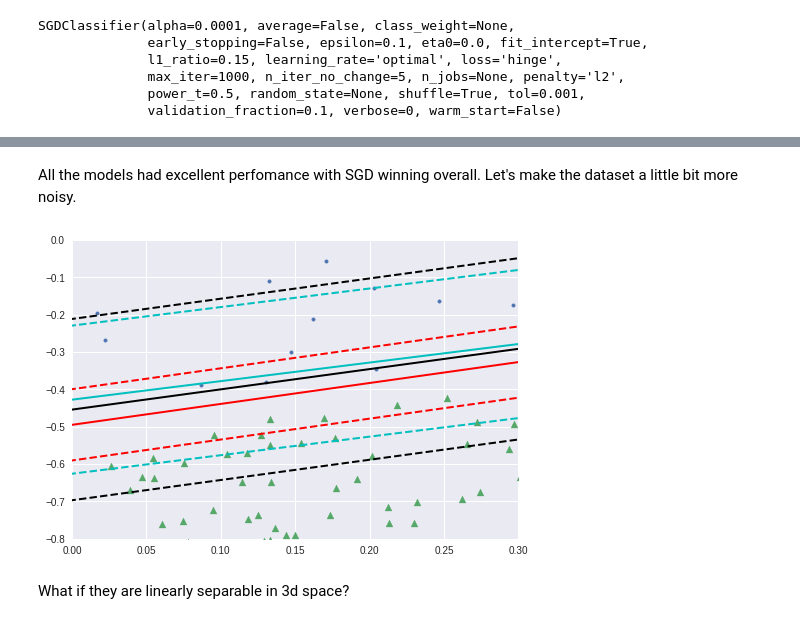
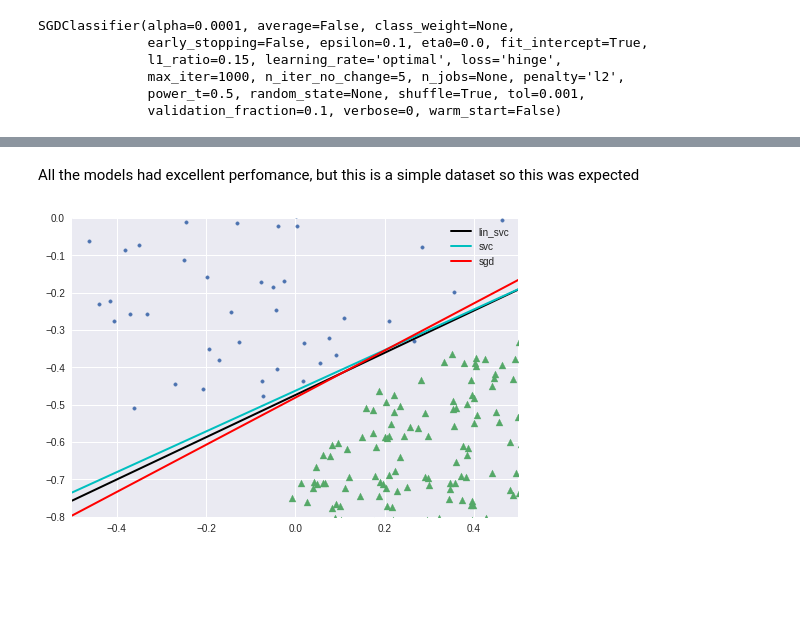
Before and after one commit to amaralcs/homl, a Jupyter notebook: 5_support_vector_machines_exercises.ipynb, the cells around one changed output, grey strips where cells are left out. Cells and saved outputs as stored; diff of their text form; code cells hidden in the pictures; blank space fills up the shorter version.

```diff
--- a/5_support_vector_machines_exercises.ipynb
+++ b/5_support_vector_machines_exercises.ipynb
@@ -74,7 +74,7 @@ LinearSVC(C=1.0, class_weight=None, dual=False, fit_intercept=True,
           multi_class='ovr', penalty='l2', random_state=14, tol=0.0001,
           verbose=2)
 # %%
-def plot_svc_decision_boundary(svm_clf, xmin, xmax, color='k'):
+def plot_decision_boundary(svm_clf, xmin, xmax, color='k', plot_gutter=True, label=None):
     w = svm_clf.coef_[0]
     b = svm_clf.intercept_[0]
 
@@ -82,16 +82,16 @@ def plot_svc_decision_boundary(svm_clf, xmin, xmax, color='k'):
     # => x1 = -w0/w1 * x0 - b/w1
     x0 = np.linspace(xmin, xmax, 200)
     decision_boundary = -w[0]/w[1] * x0 - b/w[1]
-
-    margin = 1/w[1]
-    gutter_up = decision_boundary + margin
-    gutter_down = decision_boundary - margin
+    plt.plot(x0, decision_boundary, color=color, linestyle="-", linewidth=2, label=label)
 
 #     svs = svm_clf.support_vectors_
 #     plt.scatter(svs[:, 0], svs[:, 1], s=180, facecolors='#FFAAAA')
-    plt.plot(x0, decision_boundary, color=color, linestyle="-", linewidth=2)
-    plt.plot(x0, gutter_up, color=color, linestyle="--", linewidth=2)
-    plt.plot(x0, gutter_down, color=color, linestyle="--", linewidth=2)
+    if plot_gutter:
+        margin = 1/w[1]
+        gutter_up = decision_boundary + margin
+        gutter_down = decision_boundary - margin
+        plt.plot(x0, gutter_up, color=color, linestyle="--", linewidth=2)
+        plt.plot(x0, gutter_down, color=color, linestyle="--", linewidth=2)
 # %%
 Xa_train_scaled, ya_train_scaled = np.split(X_train_scaled, 2, axis=1)
 # %%
@@ -163,18 +163,16 @@ F1:  1.000
-# %% [markdown]
-All the models had excellent perfomance with SGD winning overall. Let's make the dataset a little bit more noisy.
+# %% [markdown]
+All the models had excellent perfomance, but this is a simple dataset so this was expected
 # %%
 plt.scatter(Xa_train_scaled[y_train==0], ya_train_scaled[y_train==0], marker='.')
 plt.scatter(Xa_train_scaled[y_train==1], ya_train_scaled[y_train==1], marker='^')
 
+plot_decision_boundary(linear_svc_clf, -0.5, 0.5, color='k', label='lin_svc', plot_gutter=False)
+plot_decision_boundary(svc_clf, -0.5, 0.5, color='c', label='svc', plot_gutter=False)
+plot_decision_boundary(sgd_clf, -0.5, 0.5, color='r', label='sgd', plot_gutter=False)
 
-plot_svc_decision_boundary(linear_svc_clf, -0.5, 0.5, color='k')
-plot_svc_decision_boundary(svc_clf, -0.5, 0.5, color='c')
-plot_svc_decision_boundary(sgd_clf, -0.5, 0.5, color='r')
-
-plt.xlim(-0, 0.3)
+plt.legend()
+plt.xlim(-0.5, 0.5)
 plt.ylim(-0.8, 0)
 plt.show()
 # %% [output]
-[figure, old version]
+[figure, new version]
-# %% [markdown]
-What if they are linearly separable in 3d space?
```
Also changed, not shown: parts of 40 cells of this notebook.
